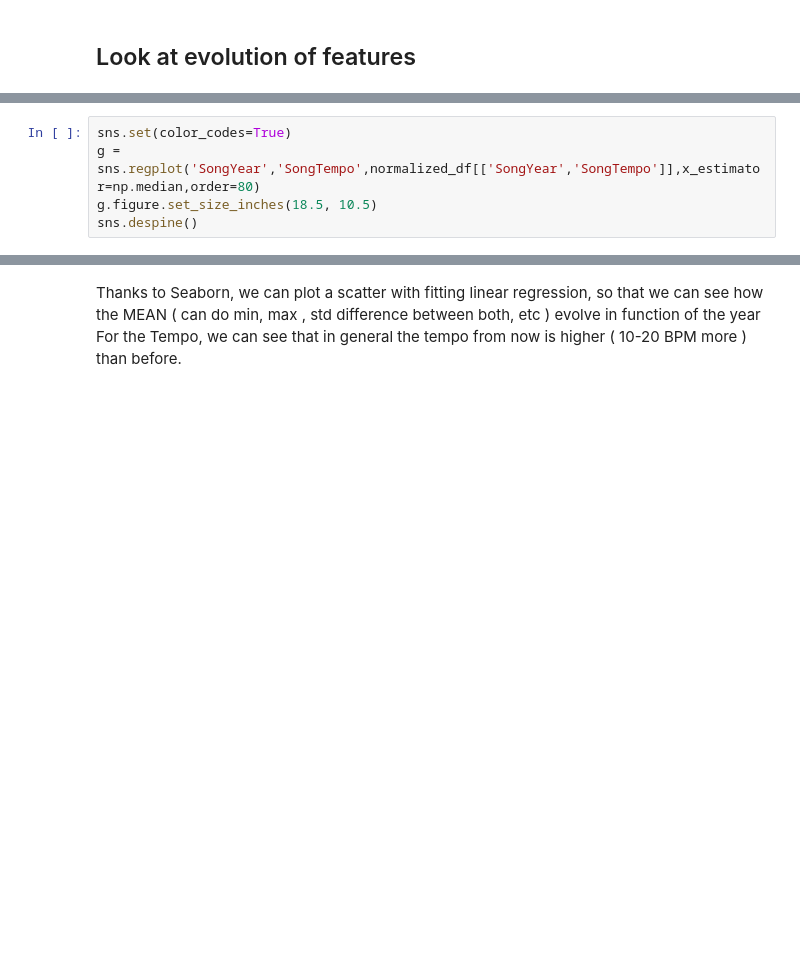
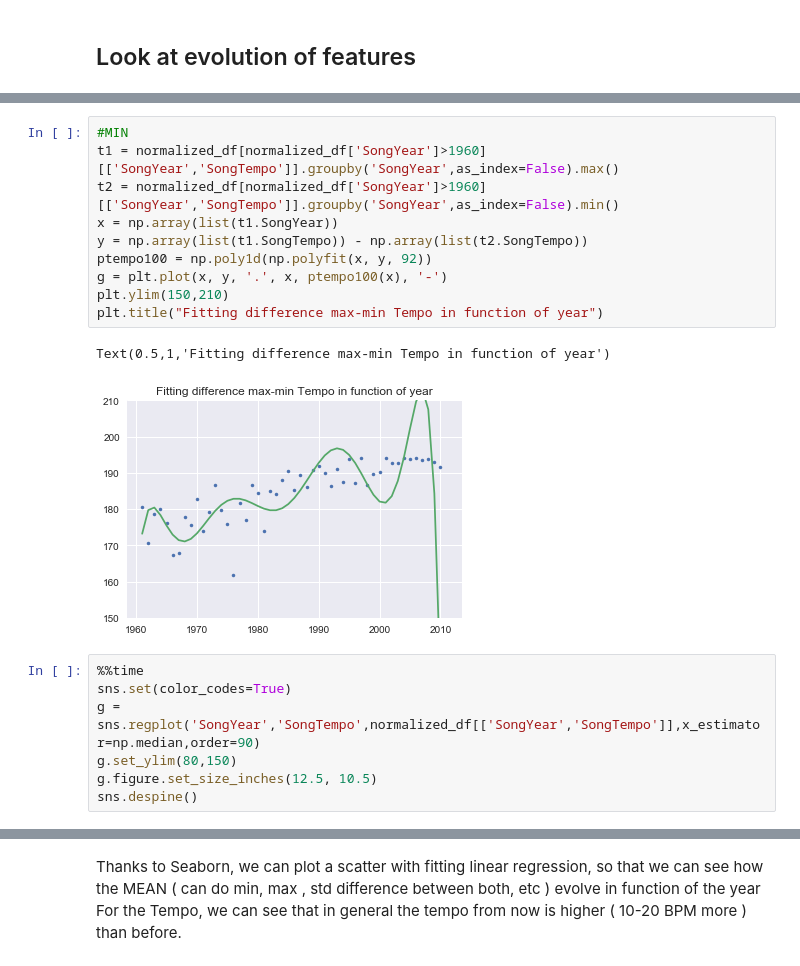
Before and after one commit to maxpr/ADA, a Jupyter notebook: project/Solution.ipynb, the cells around one changed output, grey strips where cells are left out. Drawn from its saved outputs; the diff is of its cells as text; blank space fills up the shorter version.

```diff
--- a/project/Solution.ipynb
+++ b/project/Solution.ipynb
@@ -1145,5 +1178,20 @@ df_year_tempo = normalized_df.groupby('SongYear')['SongYear','SongTempo'][]
+# %%
+#MIN
+t1 = normalized_df[normalized_df['SongYear']>1960][['SongYear','SongTempo']].groupby('SongYear',as_index=False).max()
+t2 = normalized_df[normalized_df['SongYear']>1960][['SongYear','SongTempo']].groupby('SongYear',as_index=False).min()
+x = np.array(list(t1.SongYear))
+y = np.array(list(t1.SongTempo)) - np.array(list(t2.SongTempo))
+ptempo100 = np.poly1d(np.polyfit(x, y, 92))
+g = plt.plot(x, y, '.', x, ptempo100(x), '-')
+plt.ylim(150,210)
+plt.title("Fitting difference max-min Tempo in function of year")
+# %% [output]
+Text(0.5,1,'Fitting difference max-min Tempo in function of year')
+[figure, added]
 # %%
+%%time
 sns.set(color_codes=True)
-g = sns.regplot('SongYear','SongTempo',normalized_df[['SongYear','SongTempo']],x_estimator=np.median,order=80)
-g.figure.set_size_inches(18.5, 10.5)
+g = sns.regplot('SongYear','SongTempo',normalized_df[['SongYear','SongTempo']],x_estimator=np.median,order=90)
+g.set_ylim(80,150)
+g.figure.set_size_inches(12.5, 10.5)
 sns.despine()
```
Also changed, not shown: parts of 38 cells of this notebook.
